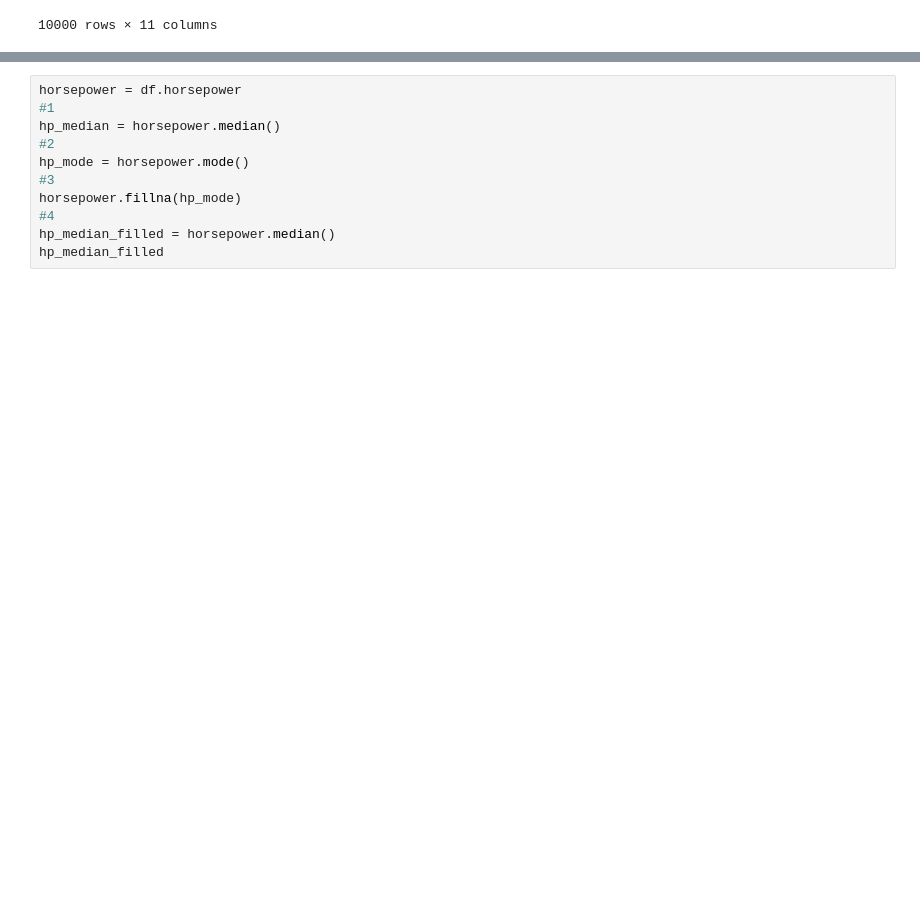
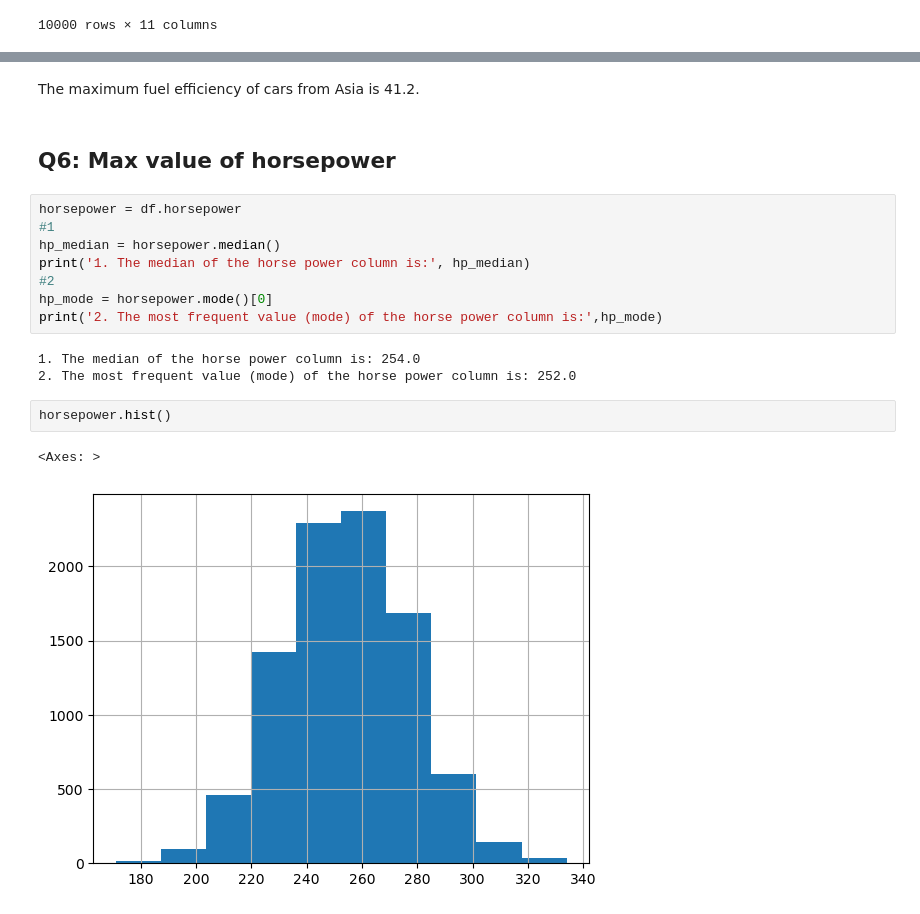
Before and after one commit to benjact02/machine-learning-zoomcamp, a Jupyter notebook: 01-intro/homework1.ipynb, the cells around one changed output, grey strips where cells are left out. Saved outputs shown, nothing was run; the diff lists cells and outputs as text; blank space fills up the shorter version.

```diff
--- a/01-intro/homework1.ipynb
+++ b/01-intro/homework1.ipynb
@@ -86,11 +79,20 @@ dtype: object
+# %% [markdown]
+The maximum fuel efficiency of cars from Asia is 41.2.
+# %% [markdown]
+## Q6: Max value of horsepower
 # %%
 horsepower = df.horsepower
 #1
 hp_median = horsepower.median()
+print('1. The median of the horse power column is:', hp_median)
 #2
-hp_mode = horsepower.mode()
-#3
-horsepower.fillna(hp_mode)
-#4
-hp_median_filled = horsepower.median()
-hp_median_filled
+hp_mode = horsepower.mode()[0]
+print('2. The most frequent value (mode) of the horse power column is:',hp_mode)
+# %% [output]
+1. The median of the horse power column is: 254.0
+2. The most frequent value (mode) of the horse power column is: 252.0
+# %%
+horsepower.hist()
+# %% [output]
+<Axes: >
+[figure, added]
```
Also changed, not shown: parts of 28 cells of this notebook.
